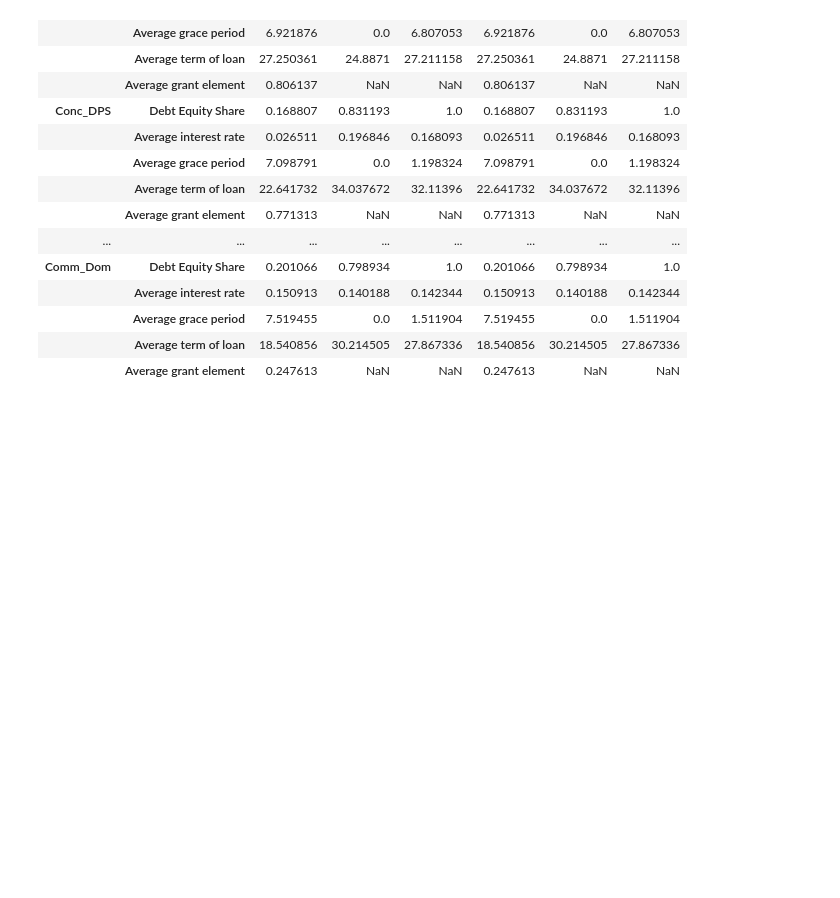
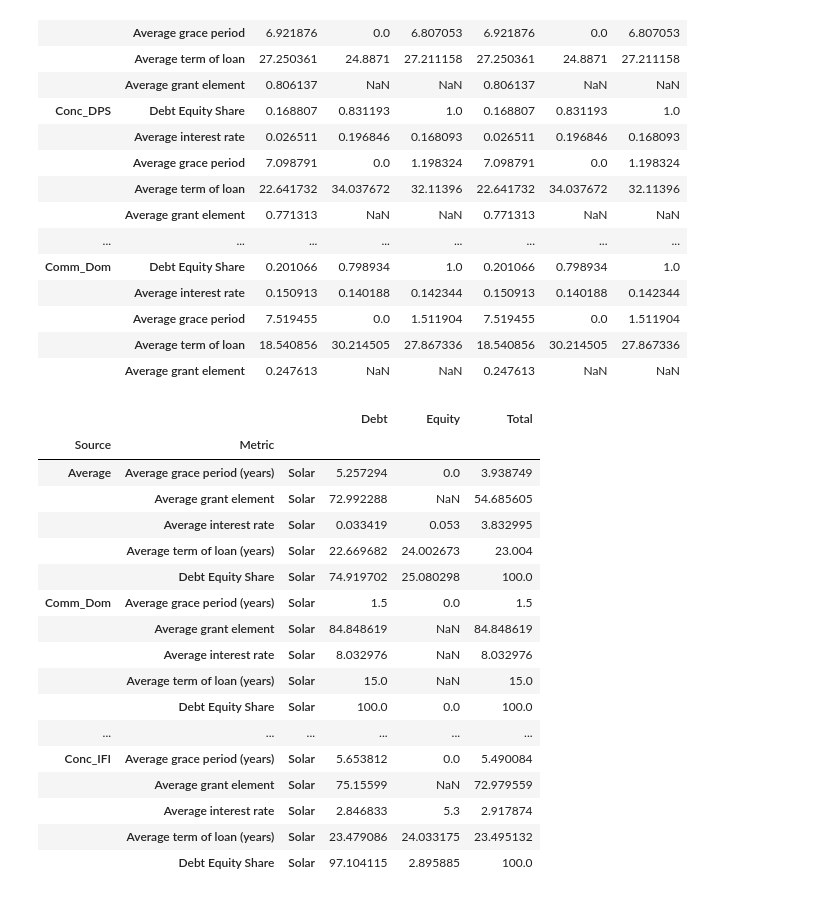
Before and after one commit to MINFinModel/minfin-py-public-release, a Jupyter notebook: minfin_notebook.ipynb, the cells around one changed output. Saved outputs shown, nothing was run; the diff lists cells and outputs as text; code cells hidden in the pictures; blank space fills up the shorter version.

```diff
--- a/minfin_notebook.ipynb
+++ b/minfin_notebook.ipynb
@@ -3576,10 +3576,31 @@ hd.get_full_financing_requirement()
 # %%
 conc_ifi_data = tech_financing_requirements.xs("Conc_IFI", level="Source")
 average_financing = tech_financing_requirements.xs("Average", level="Source")
-solar_data = fbs.get_technology_financing_by_source(technology="Solar")
 # Valid technology names:
 # ['Geothermal', 'Solar', 'Biomass', 'Transmission', 'Non-Renewable',
     #    'Oil', 'Distribution', 'Wind', 'Hydro', 'Battery']
+
+solar_data = fbs.get_technology_financing_by_source(technology="Solar")
+solar_data
+# %% [output]
+|  |  |  | Debt | Equity | Total |
+| Source | Metric |  |  |  |  |
+| Average | Average grace period (years) | Solar | 5.257294 | 0.0 | 3.938749 |
+|  | Average grant element | Solar | 72.992288 | NaN | 54.685605 |
+|  | Average interest rate | Solar | 0.033419 | 0.053 | 3.832995 |
+|  | Average term of loan (years) | Solar | 22.669682 | 24.002673 | 23.004 |
+|  | Debt Equity Share | Solar | 74.919702 | 25.080298 | 100.0 |
+| Comm_Dom | Average grace period (years) | Solar | 1.5 | 0.0 | 1.5 |
+|  | Average grant element | Solar | 84.848619 | NaN | 84.848619 |
+|  | Average interest rate | Solar | 8.032976 | NaN | 8.032976 |
+|  | Average term of loan (years) | Solar | 15.0 | NaN | 15.0 |
+|  | Debt Equity Share | Solar | 100.0 | 0.0 | 100.0 |
+| ... | ... | ... | ... | ... | ... |
+| Conc_IFI | Average grace period (years) | Solar | 5.653812 | 0.0 | 5.490084 |
+|  | Average grant element | Solar | 75.15599 | NaN | 72.979559 |
+|  | Average interest rate | Solar | 2.846833 | 5.3 | 2.917874 |
+|  | Average term of loan (years) | Solar | 23.479086 | 24.033175 | 23.495132 |
+|  | Debt Equity Share | Solar | 97.104115 | 2.895885 | 100.0 |
 # %%
 # Function to calculate WACC for technologies in incremental_investment
 def calculate_technology_wacc(incremental_investment, historical_financing, historical_weights):
```
Also changed, not shown: 2 other files.
